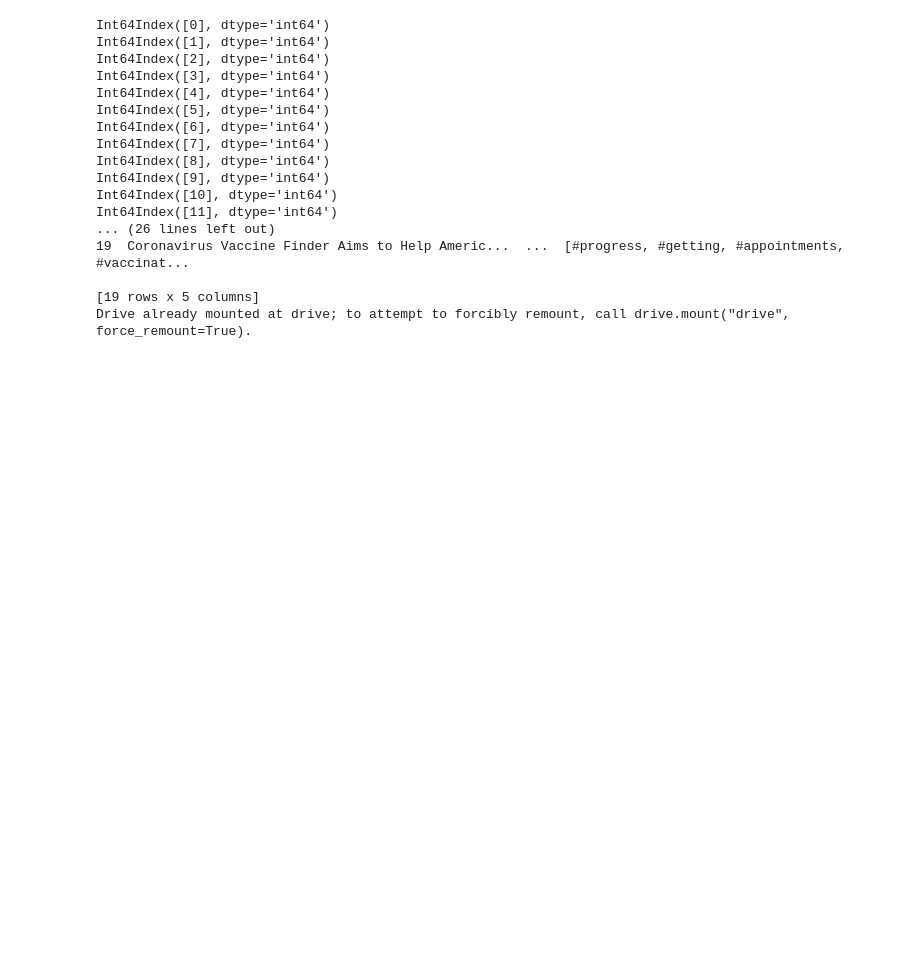
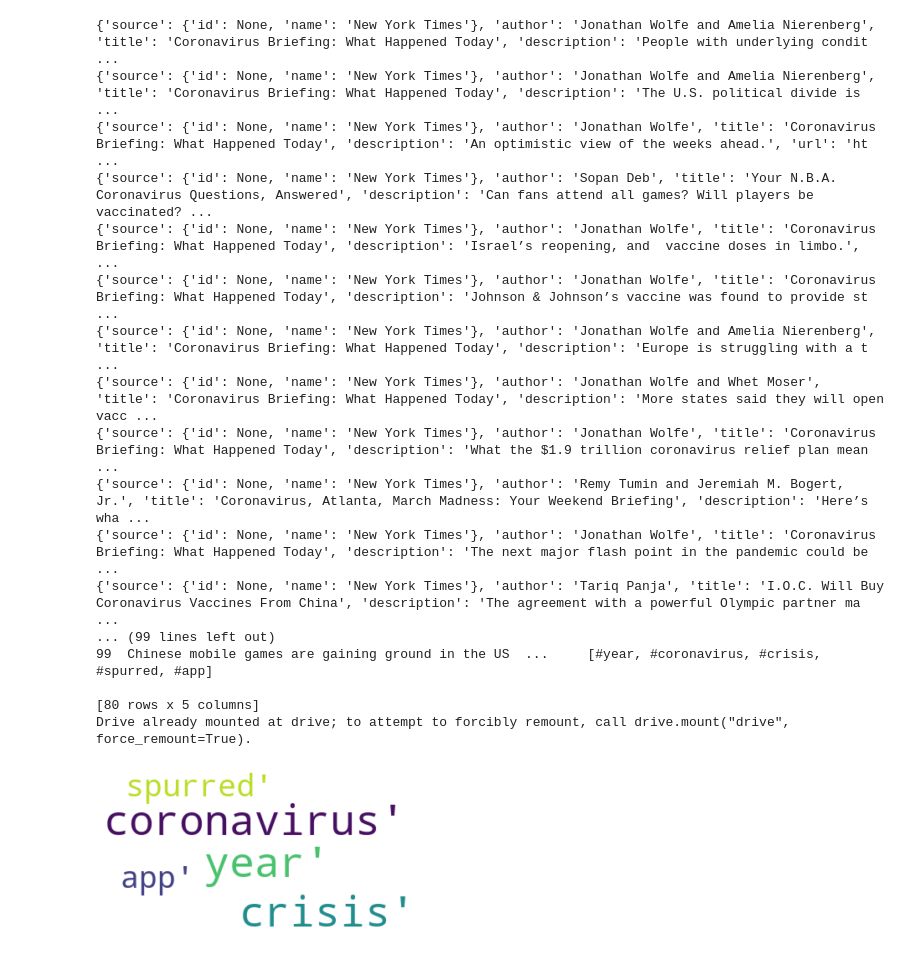
Before and after one commit to jmsato/CS4650_HW5, a Jupyter notebook: Main.ipynb, the cells around one changed output. Saved outputs shown, nothing was run; the diff lists cells and outputs as text; code cells hidden in the pictures; blank space fills up the shorter version.

```diff
--- a/Main.ipynb
+++ b/Main.ipynb
@@ -9,6 +9,8 @@ import pandas as pd
 from datetime import datetime
 from collections import Counter
 from google.colab import drive
+from wordcloud import WordCloud
+import matplotlib.pyplot as plt
 
 #Function to extract part-of-speech tagging
 pos_tag = {'VERB', 'NOUN', 'PROPN'}
@@ -24,8 +26,11 @@ def get_keywords_eng(text):
 #API request
 nlp_eng = en_core_web_lg.load()
 newsapi = NewsApiClient(api_key='eb18bdd4d4e645978ac8143372f2184a')
-temp = newsapi.get_everything(q='coronavirus', language='en', from_param='2021-02-19', to='2021-03-18', sort_by='relevancy')
-articles = temp['articles']
+articles = list()
+for pagina in range(1,6):
+  temp = newsapi.get_everything(q='coronavirus', language='en', from_param='2021-02-23', to='2021-03-22', sort_by='relevancy', page=pagina)
+  for item in temp['articles']:
+    articles.append(item)
 
 #Save result to Google Drive
 filename = 'articlesCOVID.pckl'
@@ -36,45 +41,55 @@ pickle.dump(loaded_model, open(filepath, 'wb'))
 
 #Get only title, date, description, and content of articles
 dados = list()
 for i, article in enumerate(articles):
+  print(article)
   title = article['title']
   date = article['publishedAt']
   date = datetime.fromisoformat(date[:-1]).date()
   description = article['description']
   content = article['content']
   dados.append({'title': title, 'date': date, 'desc': description, 'content': content, 'keywords': [None] * 5})
 df = pd.DataFrame(dados)
 
 #Clean the data
 df = df.dropna()
 
 #Extract parts of speech data from content
 for content in df.content.values:
   results = list()
   results.append([('#' + x[0]) for x in Counter(get_keywords_eng(content)).most_common(5)])
   df.at[df.index[df.content == content][0], 'keywords'] = results[0]
 
 #Print example of data and save into a csv file to save onto Google Drive
 df.head()
 print(df)
 drive.mount('drive')
 df.to_csv('CovidArticles.csv')
 !cp CovidArticles.csv "drive/My Drive/"
+
+#WordCloud picture
+text = str(results)
+wordcloud = WordCloud(max_font_size=50, max_words=100, background_color="white").generate(text)
+plt.figure()
+plt.imshow(wordcloud, interpolation="bilinear")
+plt.axis("off")
+plt.show()
 # %% [output]
-Int64Index([0], dtype='int64')
-Int64Index([1], dtype='int64')
-Int64Index([2], dtype='int64')
-Int64Index([3], dtype='int64')
-Int64Index([4], dtype='int64')
-Int64Index([5], dtype='int64')
-Int64Index([6], dtype='int64')
-Int64Index([7], dtype='int64')
-Int64Index([8], dtype='int64')
-Int64Index([9], dtype='int64')
-Int64Index([10], dtype='int64')
-Int64Index([11], dtype='int64')
-... (26 lines left out)
-19  Coronavirus Vaccine Finder Aims to Help Americ...  ...  [#progress, #getting, #appointments, #vaccinat...
+{'source': {'id': None, 'name': 'New York Times'}, 'author': 'Jonathan Wolfe and Amelia Nierenberg', 'title': 'Coronavirus Briefing: What Happened Today', 'description': 'People with underlying condit ...
+{'source': {'id': None, 'name': 'New York Times'}, 'author': 'Jonathan Wolfe and Amelia Nierenberg', 'title': 'Coronavirus Briefing: What Happened Today', 'description': 'The U.S. political divide is  ...
+{'source': {'id': None, 'name': 'New York Times'}, 'author': 'Jonathan Wolfe', 'title': 'Coronavirus Briefing: What Happened Today', 'description': 'An optimistic view of the weeks ahead.', 'url': 'ht ...
+{'source': {'id': None, 'name': 'New York Times'}, 'author': 'Sopan Deb', 'title': 'Your N.B.A. Coronavirus Questions, Answered', 'description': 'Can fans attend all games? Will players be vaccinated? ...
+{'source': {'id': None, 'name': 'New York Times'}, 'author': 'Jonathan Wolfe', 'title': 'Coronavirus Briefing: What Happened Today', 'description': 'Israel’s reopening, and  vaccine doses in limbo.',  ...
+{'source': {'id': None, 'name': 'New York Times'}, 'author': 'Jonathan Wolfe', 'title': 'Coronavirus Briefing: What Happened Today', 'description': 'Johnson & Johnson’s vaccine was found to provide st ...
+{'source': {'id': None, 'name': 'New York Times'}, 'author': 'Jonathan Wolfe and Amelia Nierenberg', 'title': 'Coronavirus Briefing: What Happened Today', 'description': 'Europe is struggling with a t ...
+{'source': {'id': None, 'name': 'New York Times'}, 'author': 'Jonathan Wolfe and Whet Moser', 'title': 'Coronavirus Briefing: What Happened Today', 'description': 'More states said they will open vacc ...
+{'source': {'id': None, 'name': 'New York Times'}, 'author': 'Jonathan Wolfe', 'title': 'Coronavirus Briefing: What Happened Today', 'description': 'What the $1.9 trillion coronavirus relief plan mean ...
+{'source': {'id': None, 'name': 'New York Times'}, 'author': 'Remy Tumin and Jeremiah M. Bogert, Jr.', 'title': 'Coronavirus, Atlanta, March Madness: Your Weekend Briefing', 'description': 'Here’s wha ...
+{'source': {'id': None, 'name': 'New York Times'}, 'author': 'Jonathan Wolfe', 'title': 'Coronavirus Briefing: What Happened Today', 'description': 'The next major flash point in the pandemic could be ...
+{'source': {'id': None, 'name': 'New York Times'}, 'author': 'Tariq Panja', 'title': 'I.O.C. Will Buy Coronavirus Vaccines From China', 'description': 'The agreement with a powerful Olympic partner ma ...
+... (99 lines left out)
+99  Chinese mobile games are gaining ground in the US  ...     [#year, #coronavirus, #crisis, #spurred, #app]
 
-[19 rows x 5 columns]
+[80 rows x 5 columns]
 Drive already mounted at drive; to attempt to forcibly remount, call drive.mount("drive", force_remount=True).
+[figure, added]
```
